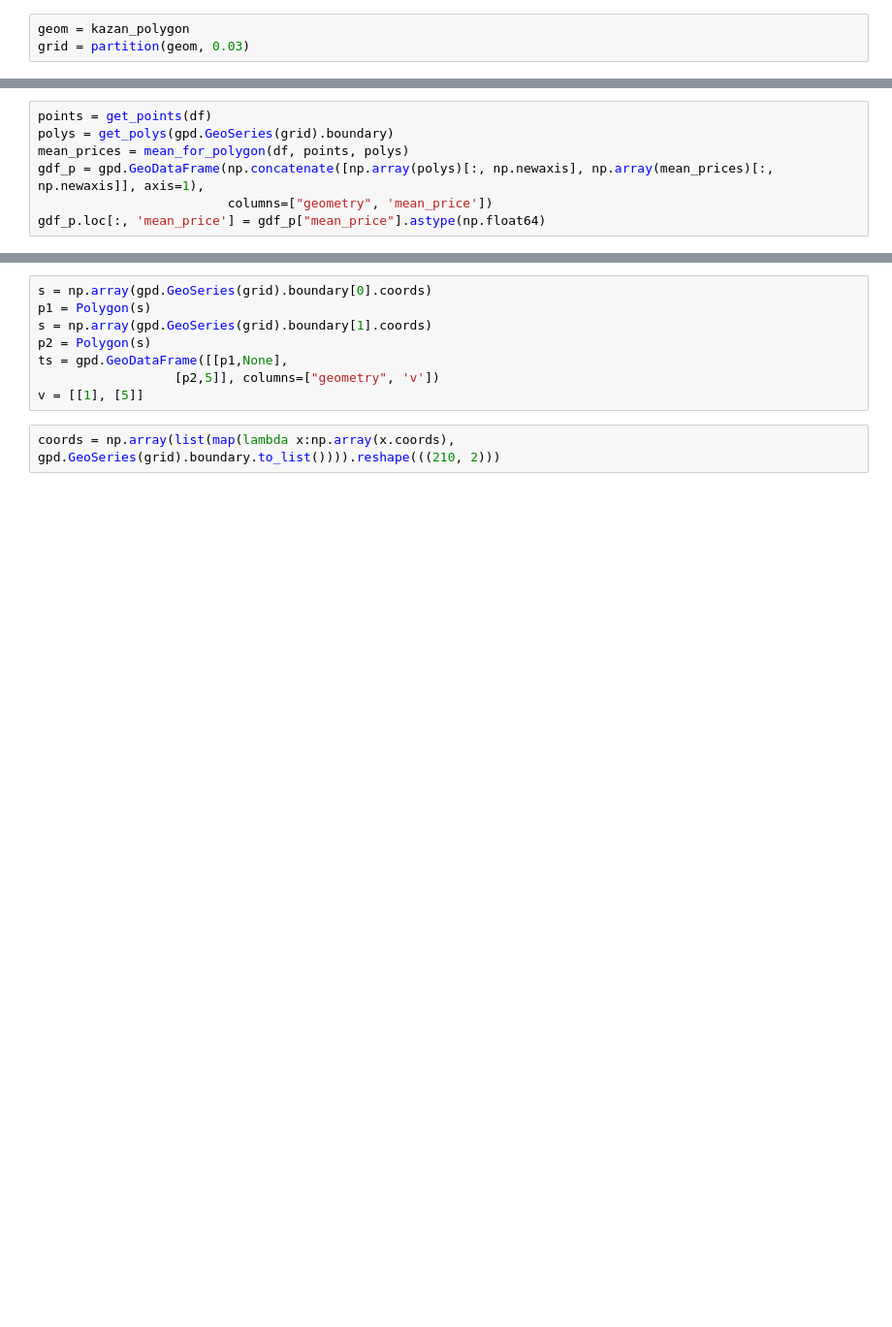
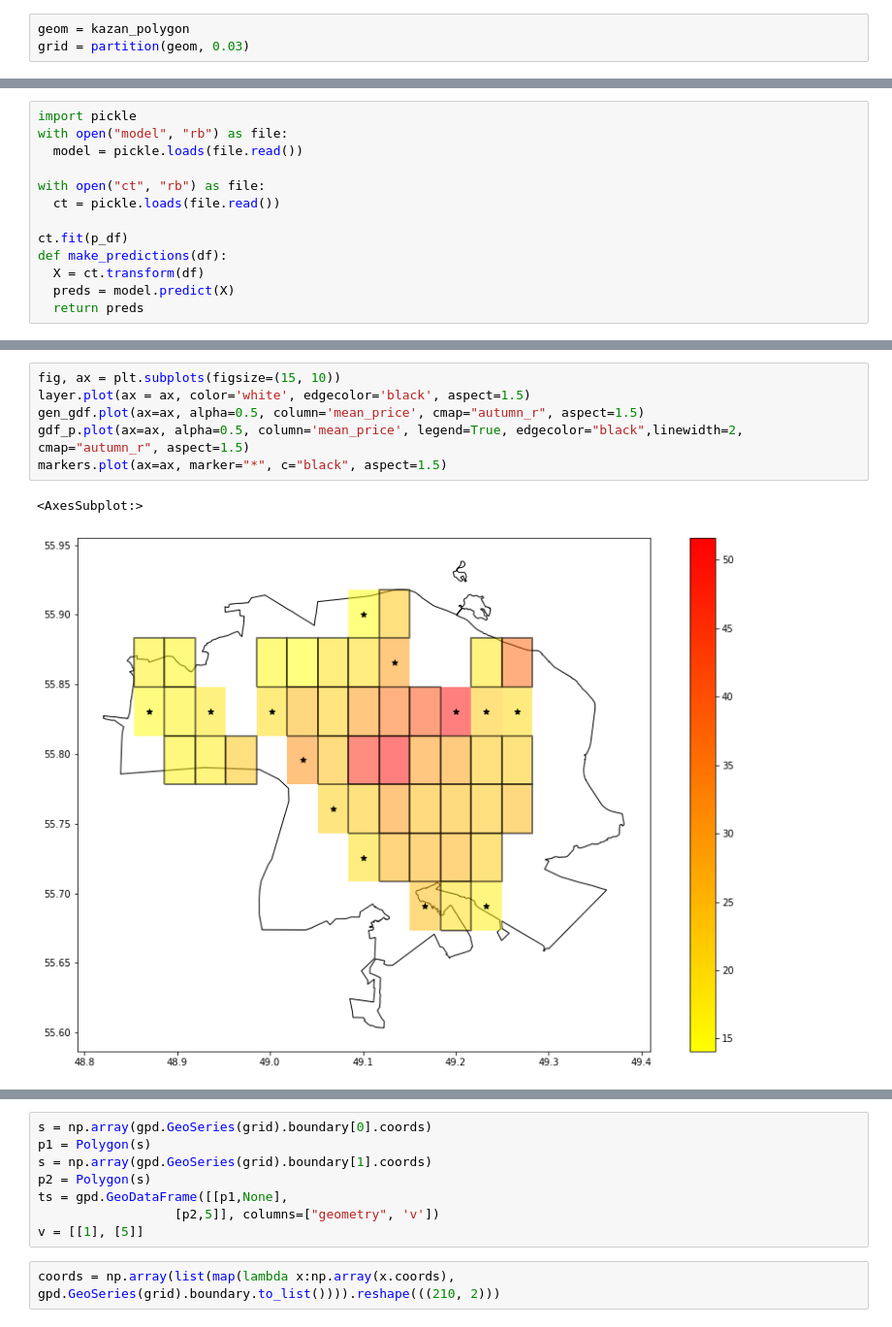
Before and after one commit to siva4iov/FlatsPrice_DS_Proj, a Jupyter notebook: Predictions_Visualization.ipynb, the cells around one changed output, grey strips where cells are left out. Shown at 97% size. Saved outputs shown, nothing was run; the diff lists cells and outputs as text; blank space fills up the shorter version.

```diff
--- a/Predictions_Visualization.ipynb
+++ b/Predictions_Visualization.ipynb
@@ -122,7 +167,0 @@ def mean_for_polygon(df, points, polygons):
-# %%
-points = get_points(df)
-polys = get_polys(gpd.GeoSeries(grid).boundary)
-mean_prices = mean_for_polygon(df, points, polys)
-gdf_p = gpd.GeoDataFrame(np.concatenate([np.array(polys)[:, np.newaxis], np.array(mean_prices)[:, np.newaxis]], axis=1),
-                         columns=["geometry", 'mean_price'])
-gdf_p.loc[:, 'mean_price'] = gdf_p["mean_price"].astype(np.float64)
@@ -152,0 +211,13 @@ gpd.GeoSeries(polys[:5]).plot()
+# %%
+import pickle
+with open("model", "rb") as file:
+  model = pickle.loads(file.read())
+
+with open("ct", "rb") as file:
+  ct = pickle.loads(file.read())
+
+ct.fit(p_df)
+def make_predictions(df):
+  X = ct.transform(df)
+  preds = model.predict(X)
+  return preds
@@ -152,0 +303,9 @@ gpd.GeoSeries(polys[:5]).plot()
+# %%
+fig, ax = plt.subplots(figsize=(15, 10))
+layer.plot(ax = ax, color='white', edgecolor='black', aspect=1.5)
+gen_gdf.plot(ax=ax, alpha=0.5, column='mean_price', cmap="autumn_r", aspect=1.5)
+gdf_p.plot(ax=ax, alpha=0.5, column='mean_price', legend=True, edgecolor="black",linewidth=2, cmap="autumn_r", aspect=1.5)
+markers.plot(ax=ax, marker="*", c="black", aspect=1.5)
+# %% [output]
+<AxesSubplot:>
+[figure, added]
```
Also changed, not shown: parts of 30 cells of this notebook.
